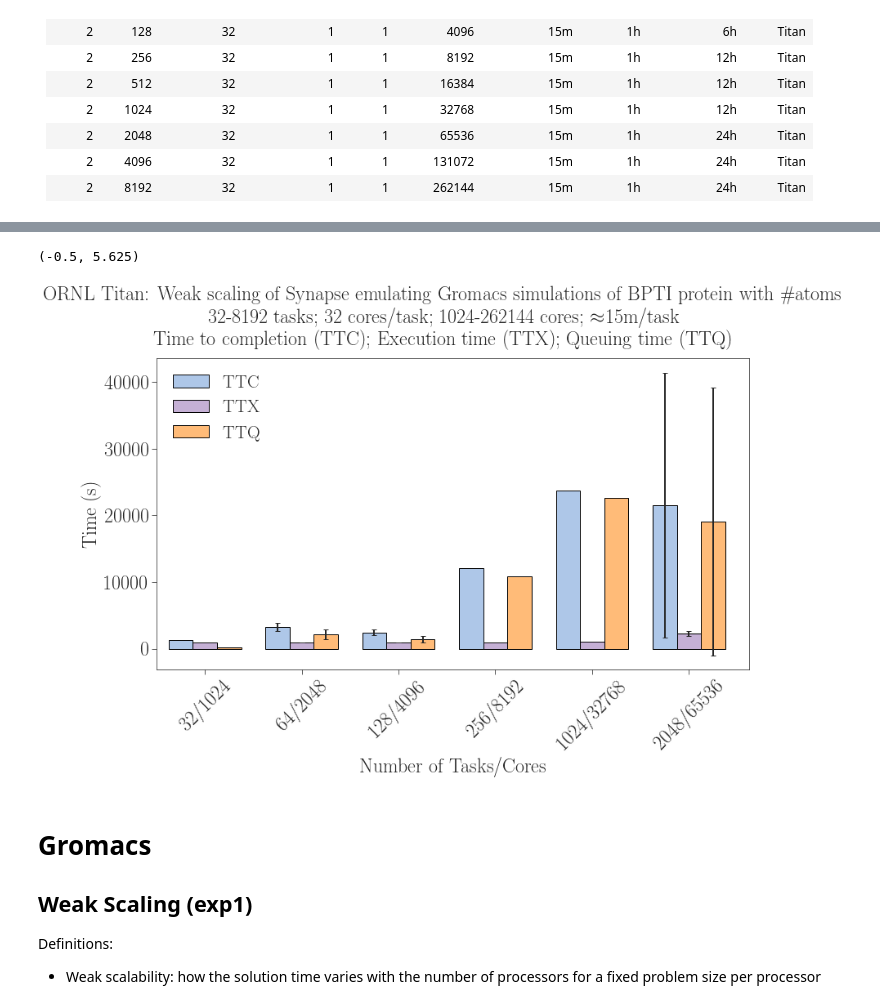
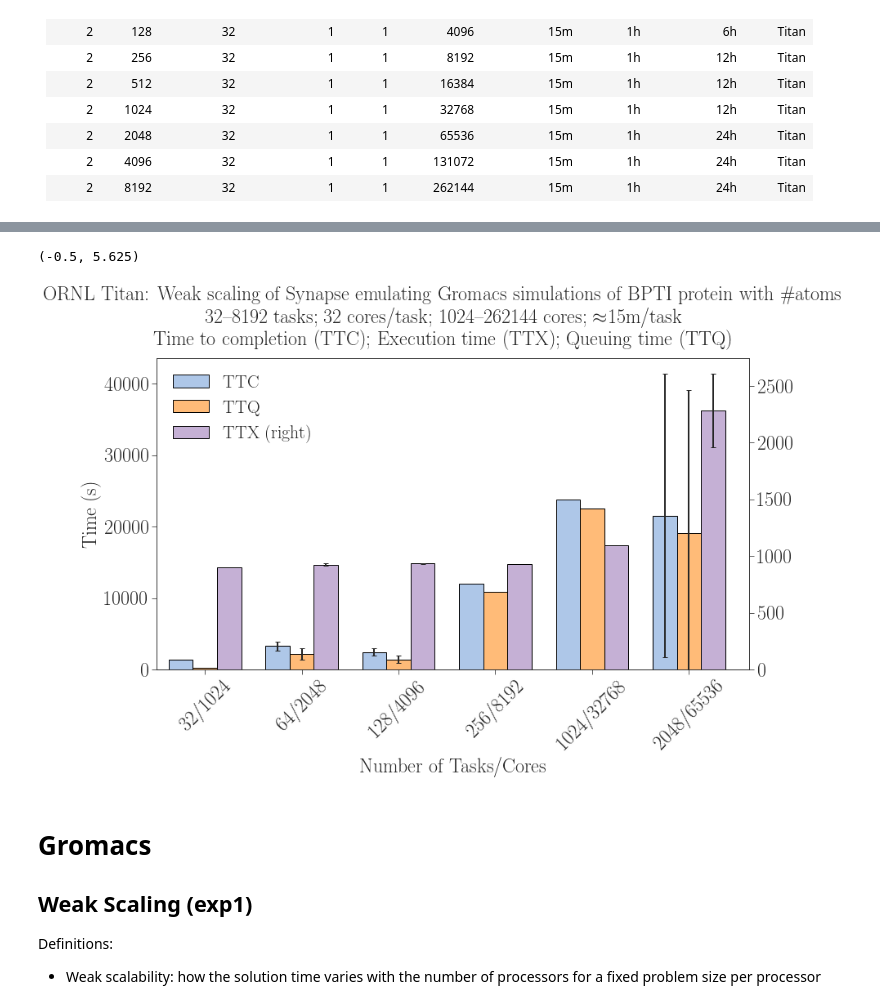
Before and after one commit to radical-experiments/rp.paper, a Jupyter notebook: analysis/rp_paper_ipdps2018.ipynb, the cells around one changed output, grey strips where cells are left out. Drawn from its saved outputs; the diff is of its cells as text; code cells hidden in the pictures.

Commit message:
Synapse weak scaling

```diff
--- a/analysis/rp_paper_ipdps2018.ipynb
+++ b/analysis/rp_paper_ipdps2018.ipynb
@@ -164,37 +165,38 @@ synapse_wscaling
 # %%
 fig = plt.figure(figsize=(13,7))
 ax = fig.add_subplot(111)
 
 title_head = 'ORNL Titan: Weak scaling of Synapse emulating Gromacs simulations of BPTI protein with \#atoms'
-title_work = '32-8192 tasks; 32 cores/task; 1024-262144 cores; $\\approx$15m/task'
+title_work = '32--8192 tasks; 32 cores/task; 1024--262144 cores; $\\approx$15m/task'
 title_desc = 'Time to completion (TTC); Execution time (TTX); Queuing time (TTQ)'
 title = '%s\n%s\n%s' % (title_head, title_work, title_desc)
 fig.suptitle(title, y=1.05)
 
 # Plot means and std bars
 synapse_wscaling['TTC'].reset_index().plot(
     x='nunit', y='mean', yerr='std',
     position=1.5, width=0.25, color=tableau20[1], ax=ax, rot=45,
     label='TTC', kind='bar')
 
+synapse_wscaling['TTQ'].reset_index().plot(
+    x='nunit', y='mean', yerr='std',
+    position=0.5, width=0.25, color=tableau20[3], ax=ax, rot=45,
+    label='TTQ', kind='bar')
+
 synapse_wscaling['TTX'].reset_index().plot(
     x='nunit', y='mean', yerr='std',
-    position=0.5, width=0.25, color=tableau20[9], ax=ax, rot=45,
+    position=-0.5, width=0.25, color=tableau20[9], ax=ax, rot=45, secondary_y=True,
     label='TTX', kind='bar')
-
-synapse_wscaling['TTQ'].reset_index().plot(
-    x='nunit', y='mean', yerr='std',
-    position=-0.5, width=0.25, color=tableau20[3], ax=ax, rot=45,
-    label='TTQ', kind='bar')
 
 ax.set_xlabel('Number of Tasks/Cores')
 ax.set_ylabel('Time (s)')
+ax.set_ylim(0)
 ax.set_xlim(-0.5)
 
 #plt.savefig('figures/weak_scaling.pdf', dpi=600, bbox_inches='tight')
 # %% [output]
 (-0.5, 5.625)
-[figure, old version]
+[figure, new version]
 # %% [markdown]
 # Gromacs
 
```
Also changed, not shown: parts of 2 cells of this notebook.
